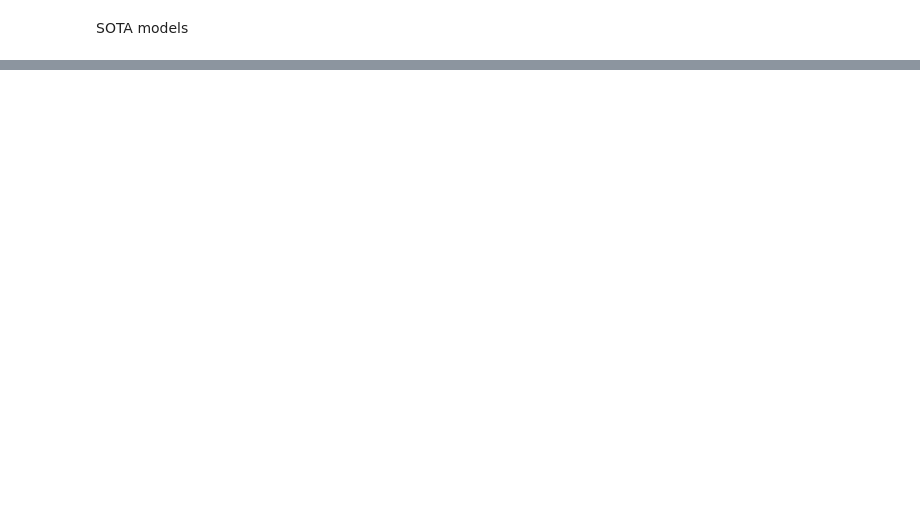
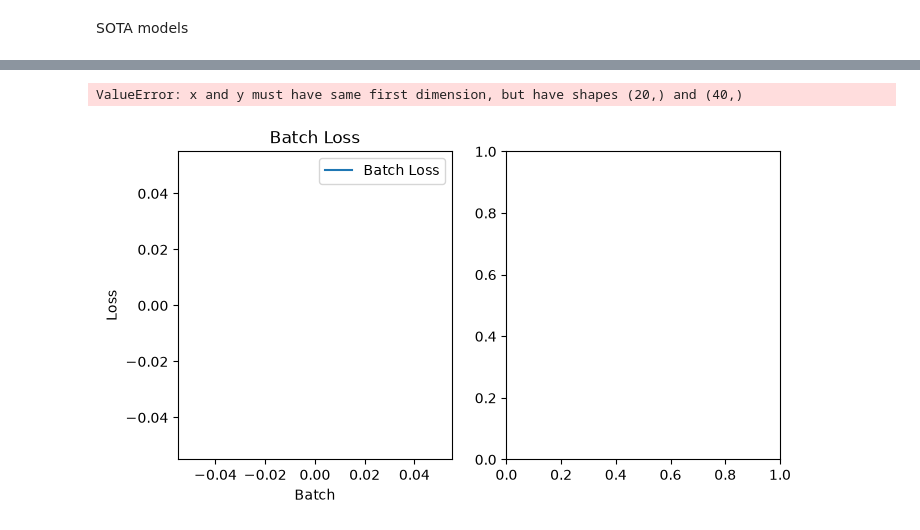
Before and after one commit to chabi1773/EN3150_Assignment_03_Team-FrameX, a Jupyter notebook: PR_assignment.ipynb, the cells around one changed output, grey strips where cells are left out. Saved outputs shown, nothing was run; the diff lists cells and outputs as text; code cells hidden in the pictures; blank space fills up the shorter version.

```diff
--- a/PR_assignment.ipynb
+++ b/PR_assignment.ipynb
@@ -531,7 +545,7 @@ for epoch in range(epochs):
         correct += (predicted == label).sum().item()
 
     avg_loss = running_loss / len(trainloader)
-    adam_train_losses.append(avg_loss)
+    mobilenetv2_train_losses.append(avg_loss)
 
     # --- FIXED: Calculate accuracy per epoch inside the loop ---
     train_acc = accuracy(trainloader)
@@ -548,26 +575,30 @@ KeyboardInterrupt:
 # %%
 plt.figure(figsize=(12, 4))
 plt.subplot(1, 3, 1)
 plt.plot(mobilenetv2_batch_losses, label='Batch Loss')
 plt.title('Batch Loss')
 plt.xlabel('Batch')
 plt.ylabel('Loss')
 plt.legend()
 
 plt.subplot(1, 3, 2)
-plt.plot(range(1, epochs + 1), mobilenetv2_train_losses, label='Train Loss', color='orange')
+plt.plot(range(1, epochs + 1), adam_train_losses, label='Train Loss', color='orange')
 plt.title('Train Loss')
 plt.xlabel('Epoch')
 plt.ylabel('Loss')
 plt.legend()
 
 plt.subplot(1, 3, 3)
-plt.plot(range(1, epochs + 1), adam_train_accuracies, label='Train Accuracy', color='green')
-plt.plot(range(1, epochs + 1), adam_test_accuracies, label='Test Accuracy', color='red')
+plt.plot(range(1, epochs + 1),     mobilenetv2_train_accuracies.append(train_acc)
+, label='Train Accuracy', color='green')
+plt.plot(range(1, epochs + 1), mobilenetv2_test_accuracies, label='Test Accuracy', color='red')
 plt.title('Accuracy')
 plt.xlabel('Epoch')
 plt.ylabel('Accuracy (%)')
 plt.legend()
 
 plt.tight_layout()
 plt.show()
+# %% [output]
+ValueError: x and y must have same first dimension, but have shapes (20,) and (40,)
+[figure, added]
```
Also changed, not shown: parts of 13 cells of this notebook.
